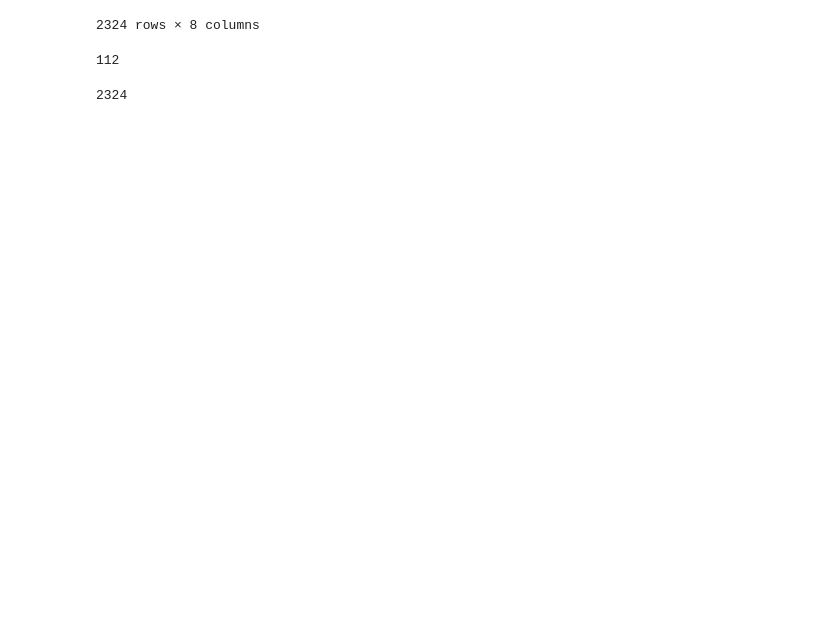
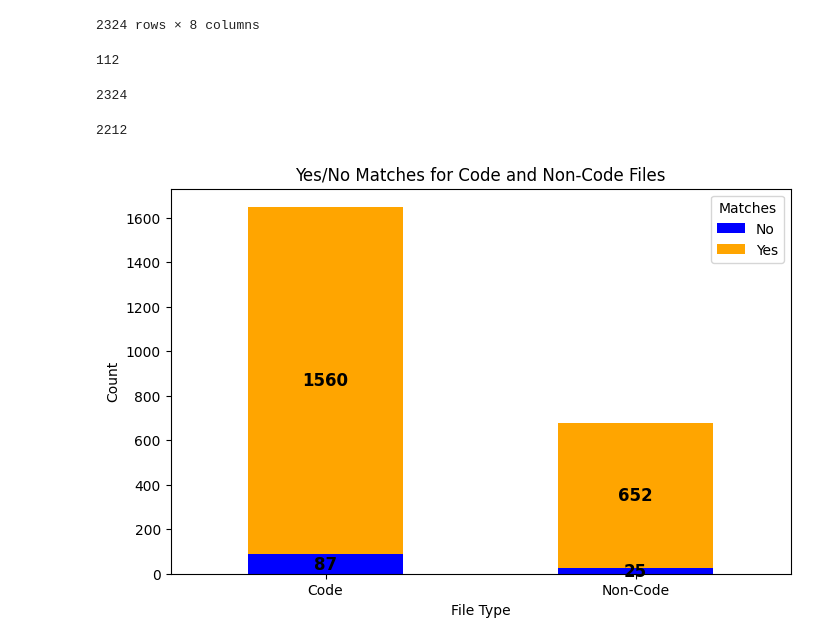
Before and after one commit to Kishan-Ved/SST_Lab3, a Jupyter notebook: results.ipynb, the cells around one changed output. Drawn from its saved outputs; the diff is of its cells as text; code cells hidden in the pictures; blank space fills up the shorter version.

Commit message:
Code vs non code matches

```diff
--- a/results.ipynb
+++ b/results.ipynb
@@ -30,3 +30,46 @@ row_len = len(df)
 print(row_len)
 # %% [output]
 2324
+# %%
+2324 - 112
+# %% [output]
+2212
+# %%
+import matplotlib.pyplot as plt
+import os
+
+df["New File Path"] = df["New File Path"].astype(str)
+df["Extension"] = df["New File Path"].apply(lambda x: os.path.splitext(x)[1].lower() if "." in x else "")
+
+unique_extensions = df["Extension"].unique()
+
+code_file_exts = {".py", ".cpp", ".c", ".java", ".js", ".ts", ".cs", ".rb", ".go", ".php", ".swift",
+                  ".html", ".css", ".sh", ".pl", ".r", ".dart", ".lua", ".kt", ".m", ".h"}
+
+df["File Type"] = df["Extension"].apply(lambda ext: "Code" if ext in code_file_exts else "Non-Code")
+
+counts = df.groupby(["File Type", "Matches"]).size().unstack(fill_value=0)
+
+counts = df.groupby(["File Type", "Matches"]).size().unstack(fill_value=0)
+
+ax = counts.plot(kind="bar", stacked=True, color=["blue", "orange"], figsize=(8, 5))
+
+for i, bars in enumerate(ax.containers):
+    for bar in bars:
+        height = bar.get_height()
+        if height > 0:
+            ax.text(
+                bar.get_x() + bar.get_width() / 2,
+                bar.get_y() + height / 2,
+                f"{int(height)}",
+                ha="center", va="center", fontsize=12, color="black", fontweight="bold"
+            )
+
+plt.xlabel("File Type")
+plt.ylabel("Count")
+plt.title("Yes/No Matches for Code and Non-Code Files")
+plt.xticks(rotation=0)
+plt.legend(title="Matches", labels=["No", "Yes"])
+plt.show()
+# %% [output]
+[figure, added]
```
Also changed, not shown: 2 other files.
